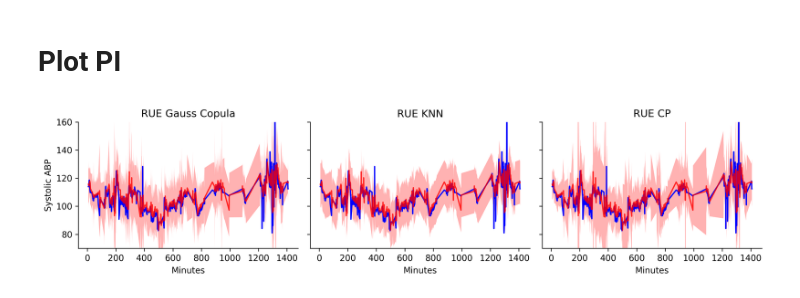
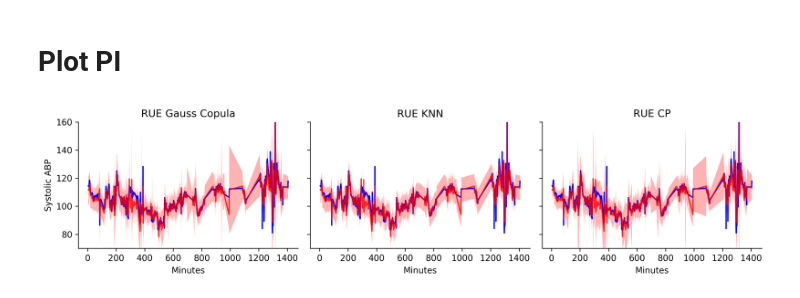
Before and after one commit to lr98769/rue_prediction_interval, a Jupyter notebook: notebooks/mimic/8_evaluation.ipynb, the cells around one changed output. Saved outputs shown, nothing was run; the diff lists cells and outputs as text; code cells hidden in the pictures.

```diff
--- a/notebooks/mimic/8_evaluation.ipynb
+++ b/notebooks/mimic/8_evaluation.ipynb
@@ -160,11 +160,11 @@ t+3:
 # Plot PI
 # %%
 plot_predictions_with_pi_across_methods(
-    pi_df_dict, pi_dict, record="465n", record_col="record", time_col="target_index",
+    pi_df_dict, pi_dict, record='465n', record_col="record", time_col="target_index",
     fp_cur_evaluation_folder=fp_cur_evaluation_folder, dpi=300, save_fig=True,
-    display_feature="ABPsys (mmHg)", regressor_label="t+3", ylim=[70, 160],
+    display_feature="ABPsys (mmHg)", regressor_label="t+1", ylim=[70, 160],
     pi_order=["RUE Gauss Copula", "RUE KNN", "RUE CP"], xlabel="Minutes", ylabel="Systolic ABP",
     #xlim=[0,80]
 ) # ABPsys (mmHg), RESP (bpm), # ylim=[0, 50]
 # %% [output]
-[figure, old version]
+[figure, new version]
```
Also changed, not shown: parts of 1 cell of this notebook, 2 other files.
